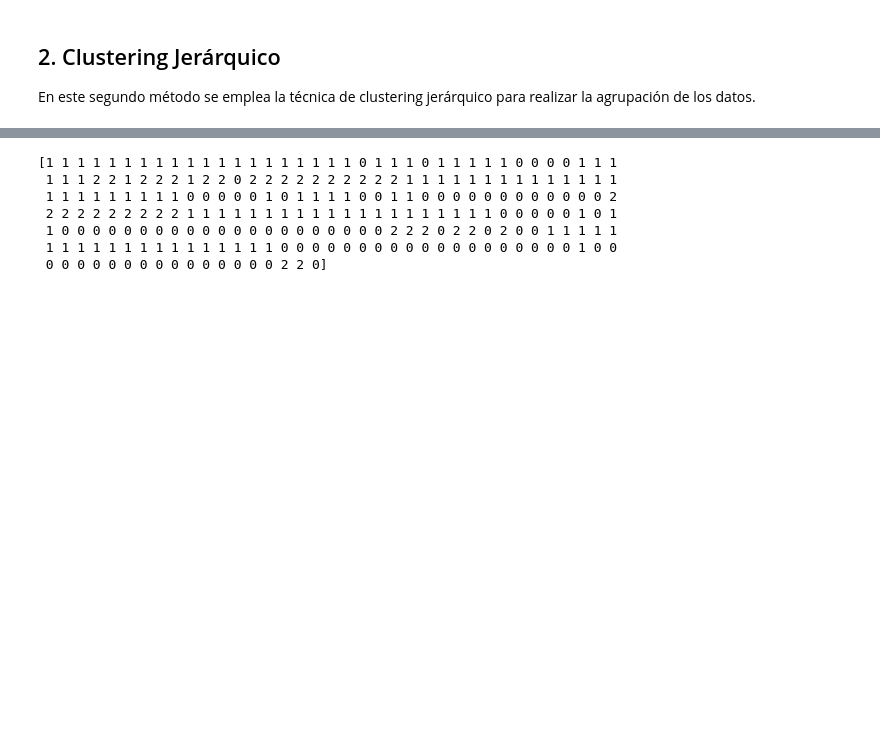
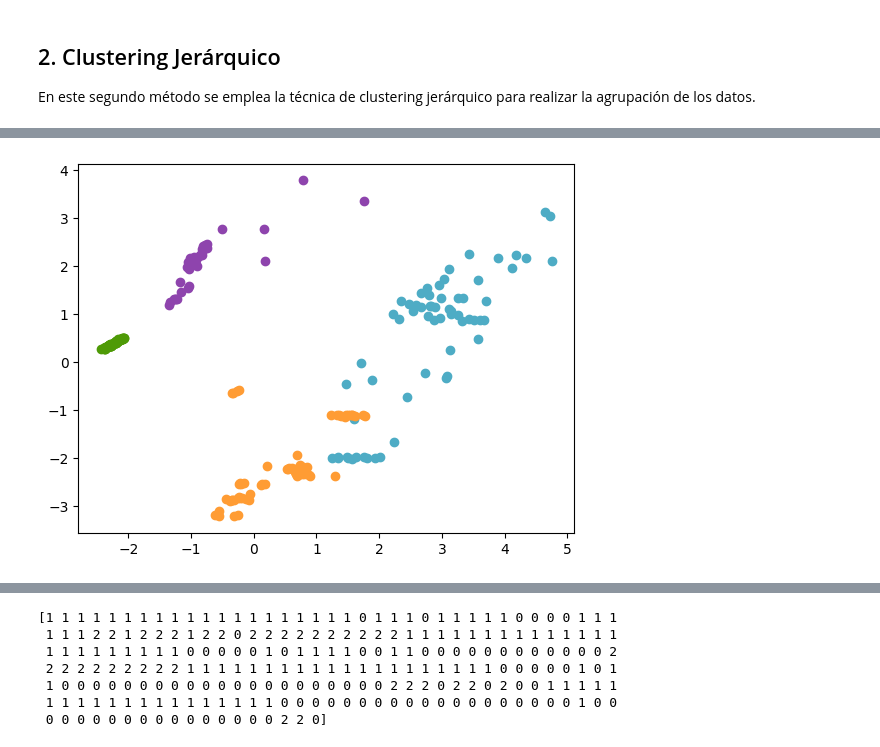
Before and after one commit to mgommez/practica2_ml, a Jupyter notebook: KMeans.ipynb, the cells around one changed output, grey strips where cells are left out. Cells and saved outputs as stored; diff of their text form; code cells hidden in the pictures; blank space fills up the shorter version.

```diff
--- a/KMeans.ipynb
+++ b/KMeans.ipynb
@@ -788,0 +848,10 @@ En este segundo método se emplea la técnica de clustering jerárquico para rea
+# %%
+labels_hier_ord_n4= hierarchical_labels(stars_ordinal_pca, 4, None)
+#Ordinal n4 clustering plot
+colors = ["#4EACC5", "#FF9C34", "#4E9A06", "#8E44AD"]
+for i in range(4):
+    for j in range(len(stars_1hot_pca)):
+        if labels_hier_ord_n4[j] == i:
+            plt.scatter(stars_1hot_pca[j][0], stars_1hot_pca[j][1], c=colors[i])
+# %% [output]
+[figure, added]
```
Also changed, not shown: parts of 12 cells of this notebook.
